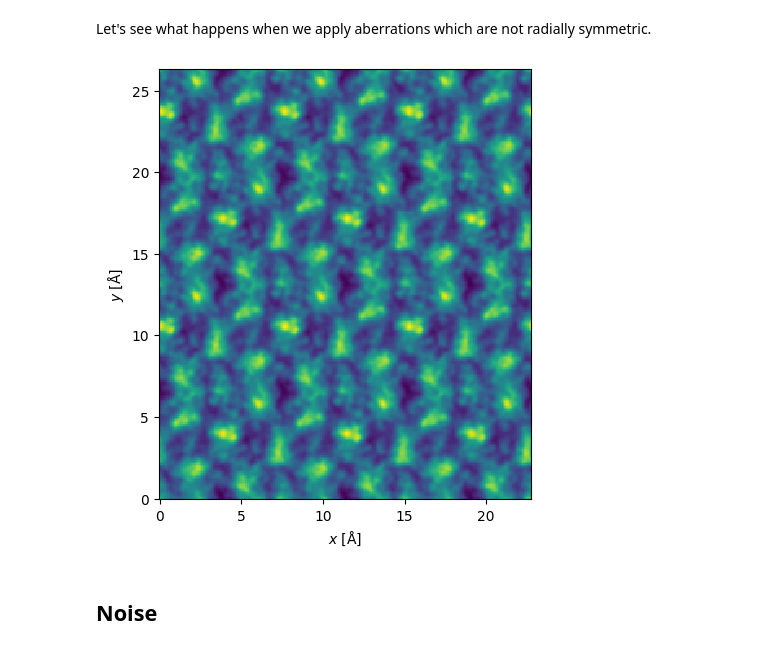
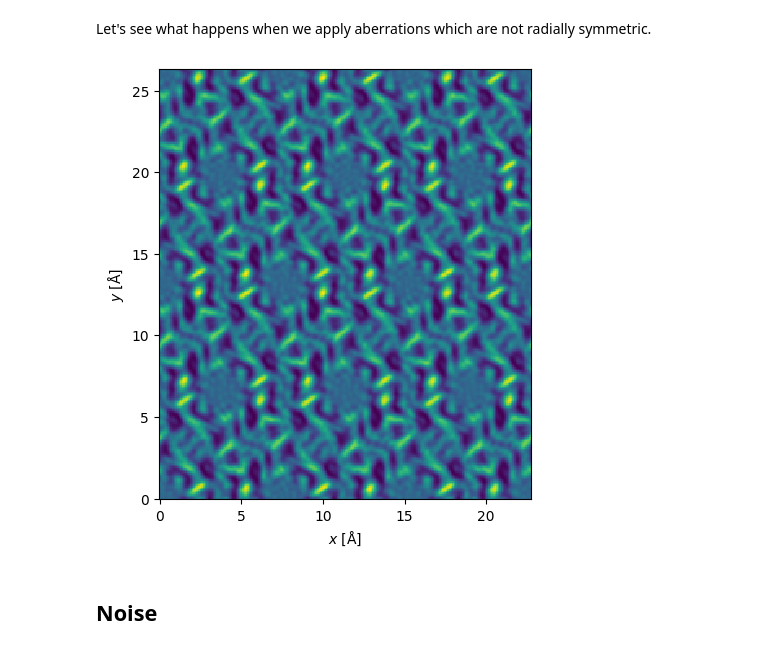
Before and after one commit to curiousbeams/electron-scattering-simulations-tutorial, a Jupyter notebook: notebooks/08.1.complete-tem-nb.ipynb, the cells around one changed output. Drawn from its saved outputs; the diff is of its cells as text; code cells hidden in the pictures.

```diff
--- a/notebooks/08.1.complete-tem-nb.ipynb
+++ b/notebooks/08.1.complete-tem-nb.ipynb
@@ -61,7 +61,7 @@ We will calculate 8 frozen phonon configurations, using the (3,2,17) tiling of o
 frozen_phonons = abtem.FrozenPhonons(
     structure_orthogonal * (3,2,17),
     8,
-    {'Si' : 0.05, 'N' : 0.05},
+    {'Si' : 0.1, 'N' : 0.1},
     seed=1,
 )
 # %% [markdown]
@@ -73,8 +73,6 @@ potential = abtem.Potential(
     slice_thickness = 2.0,
     projection = 'infinite',
     parametrization = 'kirkland',
-).build(
-    lazy=False
 )
 # %% [markdown]
 Let's check the array size of our potential:
@@ -96,4 +95,4 @@ potential.project().show(cmap='viridis');
 We first initialize a plane wave with an accelerating voltage of 300kV, and then use the multislice algorithm to propagate it through each projected potential slice.
 # %%
 wave = abtem.PlaneWave(energy=300e3)
-exit_waves = wave.multislice(potential,lazy=False)
+exit_waves = wave.multislice(potential).compute()
@@ -185,26 +186,26 @@ Let's see what happens when we apply aberrations which are not radially symmetri
 # %%
 # # Aberration corrected, negative Cs imaging
 parameters_asymmetric = {
     'C10': 0,
-    'C12': 100,
-    'phi12': np.deg2rad(0),
-    'C23': 5000,
-    'phi23': np.deg2rad(140),
+    'C12': 50,
+    'phi12': np.deg2rad(20),
+    # 'C23': 100,
+    # 'phi23': np.deg2rad(140),
 }
 
 ctf_asymmetric = abtem.CTF(
     energy=300e3,
     aberration_coefficients=parameters_asymmetric,
 )
 
 # plot the image intensity after applying this CTF
 image_wave_asymmetric = exit_waves.apply_ctf(ctf_asymmetric)
 image_wave_asymmetric.intensity().mean(0).show(
     figsize=(4.5,5),
     cmap='viridis',
 );
 # %% [output]
-[figure, old version]
+[figure, new version]
 # %% [markdown]
 ## Noise
 # %% [markdown]
```
Also changed, not shown: parts of 5 cells of this notebook.
